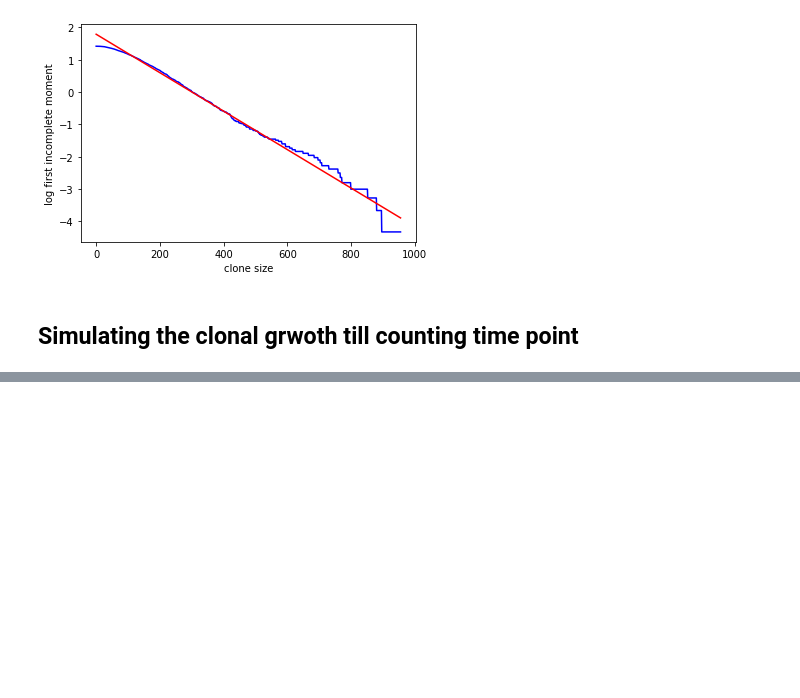
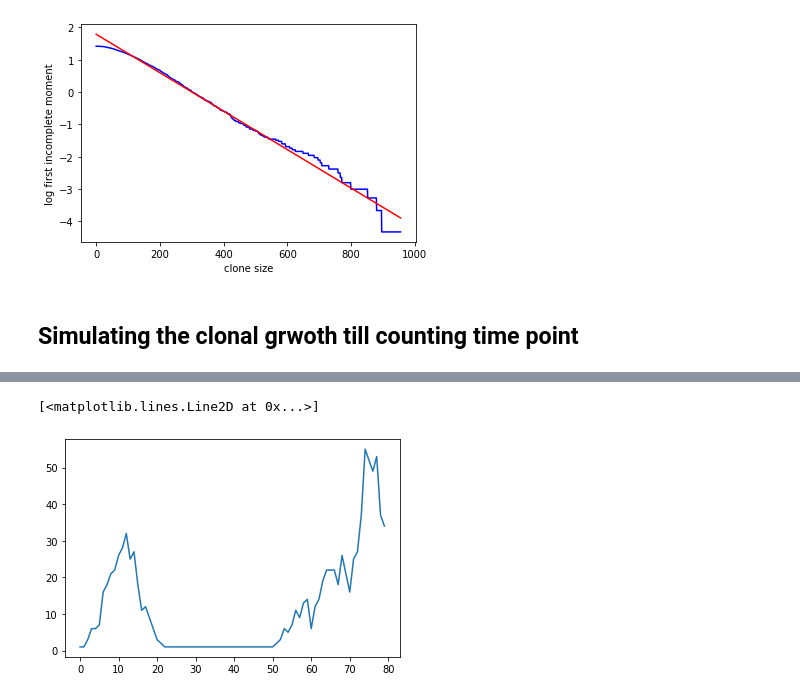
Before and after one commit to HuairenZhang/glioblastoma, a Jupyter notebook: updated clonal growth simulation.ipynb, the cells around one changed output, grey strips where cells are left out. Drawn from its saved outputs; the diff is of its cells as text; code cells hidden in the pictures; blank space fills up the shorter version.

```diff
--- a/updated clonal growth simulation.ipynb
+++ b/updated clonal growth simulation.ipynb
@@ -532,0 +531,18 @@ final clone size = 1
+# %%
+def cellCount(reactionTime, cell, countingTimePoint):
+    time = range(countingTimePoint)
+    count = np.zeros(len(time))
+    for t in time:
+        cellIndex = np.array(np.where(reactionTime <= t)[0])
+        if cellIndex.size:
+            cellTimeIndex = np.array(cellIndex[-1])
+            count[t] = cell[cellTimeIndex]
+        else:
+            count[t] = cell[0]
+    return(count)
+
+count = cellCount(testingGrowth["reaction_time"],testingGrowth["clone_size"],80)
+plt.plot(range(len(count)),count)
+# %% [output]
+[<matplotlib.lines.Line2D at 0x...>]
+[figure, added]
```
Also changed, not shown: parts of 11 cells of this notebook.
